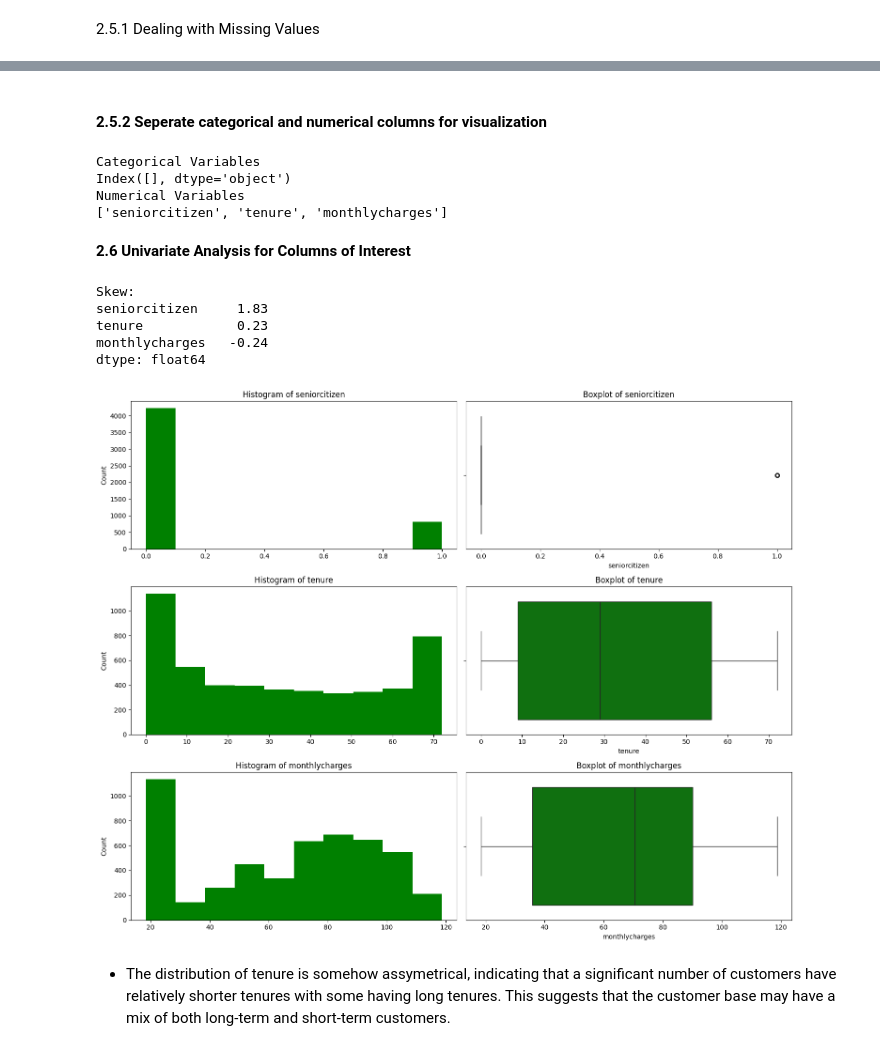
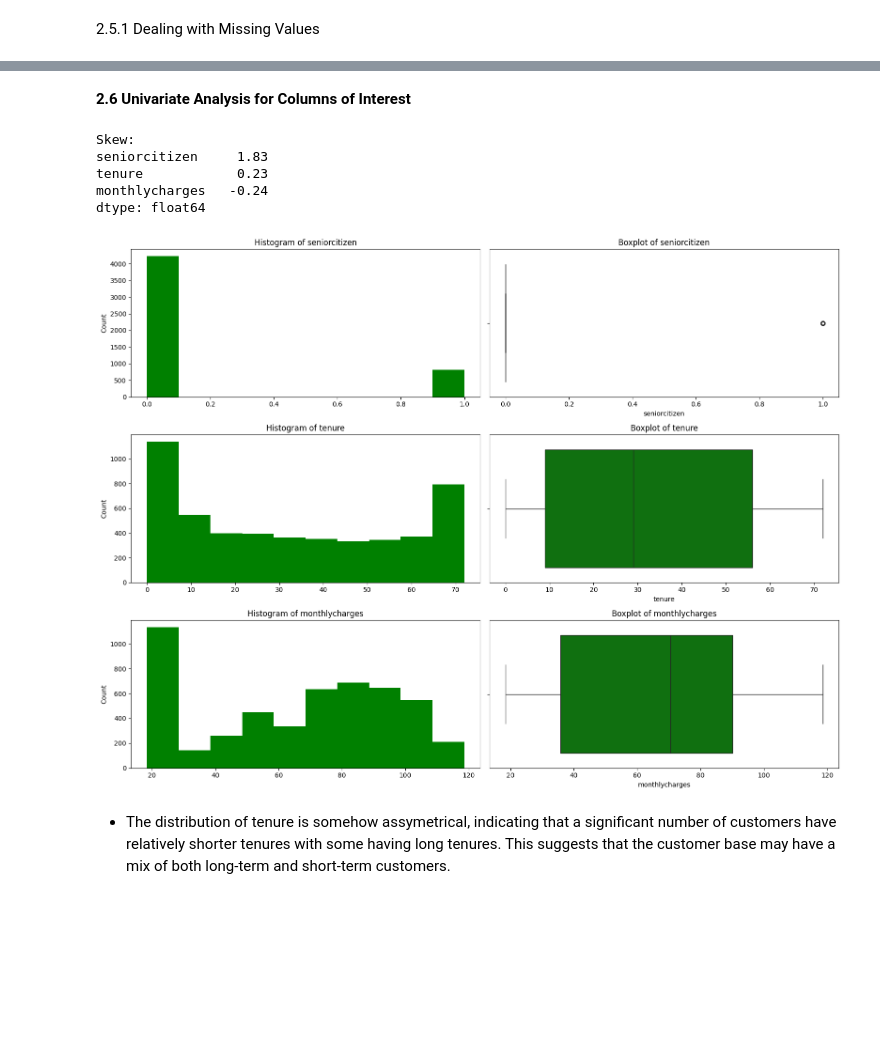
Before and after one commit to Davis-Azangu-DataAnalyst/Classification-Project-LP2, a Jupyter notebook: Notebooks/Churn_LP2 1_V2.ipynb, the cells around one changed output, grey strips where cells are left out. Saved outputs shown, nothing was run; the diff lists cells and outputs as text; code cells hidden in the pictures; blank space fills up the shorter version.

```diff
--- a/Notebooks/Churn_LP2 1_V2.ipynb
+++ b/Notebooks/Churn_LP2 1_V2.ipynb
@@ -570,6 +582,6 @@ Data columns (total 21 columns):
 dtypes: float64(1), int64(2), object(18)
 memory usage: 827.5+ KB
 # %%
-# Drop customerid column
-# df= df.drop(['customerid'], axis =1)
-# df.info()
+# Drop customerid column since it is not a significant predictor of churn
+df= df.drop(['customerid'], axis =1)
+df.info()
@@ -694,45 +716,31 @@ Name: count, dtype: int64
-# %% [markdown]
-#### 2.5.2 Seperate categorical and numerical columns for visualization ####
-# %%
-cat_cols=df.select_dtypes(include=['object']).columns
-num_cols=df.select_dtypes(include= np.number).columns.tolist()
-print('Categorical Variables')
-print(cat_cols)
-print('Numerical Variables')
-print(num_cols)
-# %% [output]
-Categorical Variables
-Index([], dtype='object')
-Numerical Variables
-['seniorcitizen', 'tenure', 'monthlycharges']
 # %% [markdown]
 __2.6 Univariate Analysis for Columns of Interest__
 # %%
 # Histographs and boxplots to plot distribution for numerical columns
 print('Skew:')
 print(round(df[num_cols].skew(), 2))
 
-plt.figure(figsize=(15, 4 * len(num_cols)))
+plt.figure(figsize=(16, 4 * len(num_cols)))
 
 for i, col in enumerate(num_cols, 1):
     plt.subplot(len(num_cols), 2, i * 2 - 1)
     df[col].hist(grid=False, color='green')
     plt.ylabel('Count')
     plt.title(f'Histogram of {col}')
 
     plt.subplot(len(num_cols), 2, i * 2)
     sns.boxplot(x=df[col], color='green')
     plt.title(f'Boxplot of {col}')
 
 plt.tight_layout()
 plt.show()
 # %% [output]
 Skew:
 seniorcitizen     1.83
 tenure            0.23
 monthlycharges   -0.24
 dtype: float64
-[figure, old version]
+[figure, new version]
 # %% [markdown]
 - The distribution of tenure is somehow assymetrical, indicating that a significant number of customers have relatively shorter tenures with some having long tenures. This suggests that the customer base may have a mix of both long-term and short-term customers.
 # %% [markdown]
```
Also changed, not shown: parts of 44 cells of this notebook.
